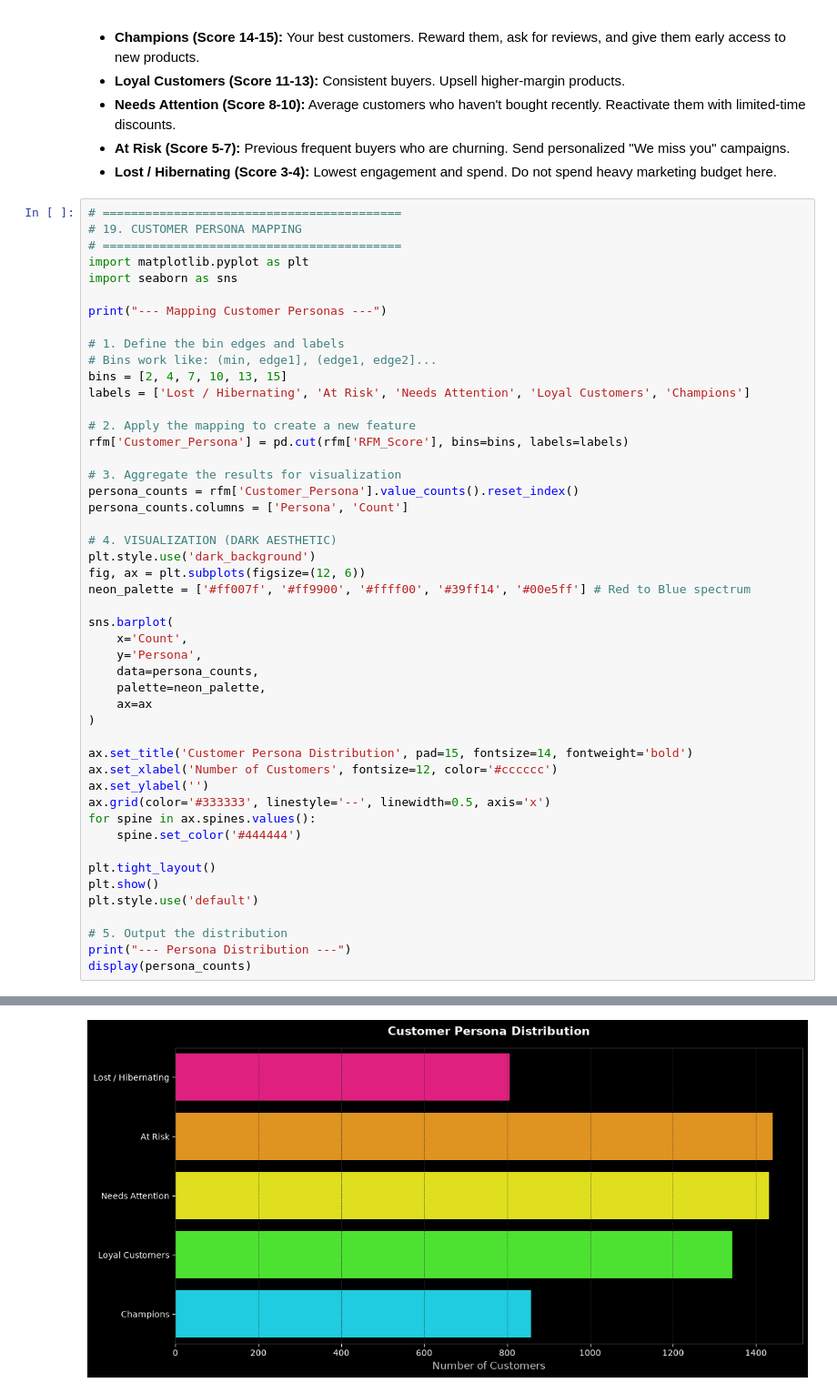
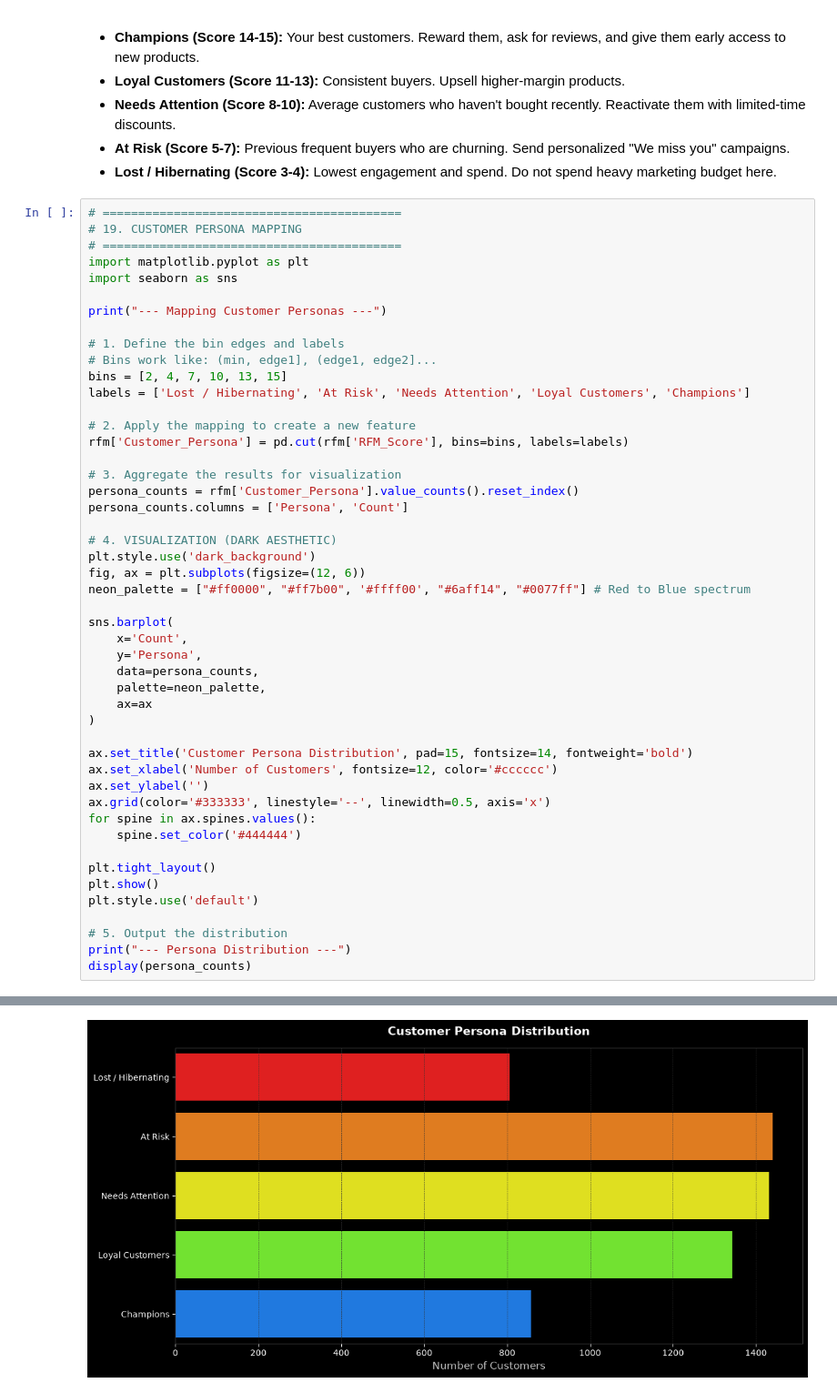
Before and after one commit to MianArslan09/UCI-Retail-II-Data-EDA, a Jupyter notebook: notebooks/EDA.ipynb, the cells around one changed output, grey strips where cells are left out. Shown at 91% size. Drawn from its saved outputs; the diff is of its cells as text.

```diff
--- a/notebooks/EDA.ipynb
+++ b/notebooks/EDA.ipynb
@@ -1560,35 +1560,35 @@ persona_counts = rfm['Customer_Persona'].value_counts().reset_index()
 persona_counts.columns = ['Persona', 'Count']
 
 # 4. VISUALIZATION (DARK AESTHETIC)
 plt.style.use('dark_background')
 fig, ax = plt.subplots(figsize=(12, 6))
-neon_palette = ['#ff007f', '#ff9900', '#ffff00', '#39ff14', '#00e5ff'] # Red to Blue spectrum
+neon_palette = ["#ff0000", "#ff7b00", '#ffff00', "#6aff14", "#0077ff"] # Red to Blue spectrum
 
 sns.barplot(
     x='Count',
     y='Persona',
     data=persona_counts,
     palette=neon_palette,
     ax=ax
 )
 
 ax.set_title('Customer Persona Distribution', pad=15, fontsize=14, fontweight='bold')
 ax.set_xlabel('Number of Customers', fontsize=12, color='#cccccc')
 ax.set_ylabel('')
 ax.grid(color='#333333', linestyle='--', linewidth=0.5, axis='x')
 for spine in ax.spines.values():
     spine.set_color('#444444')
 
 plt.tight_layout()
 plt.show()
 plt.style.use('default')
 
 # 5. Output the distribution
 print("--- Persona Distribution ---")
 display(persona_counts)
 # %% [output]
 --- Mapping Customer Personas ---
-[figure, old version]
+[figure, new version]
 --- Persona Distribution ---
 |  | Persona | Count |
 | 0 | At Risk | 1440 |
```
Also changed, not shown: parts of 1 cell of this notebook.
